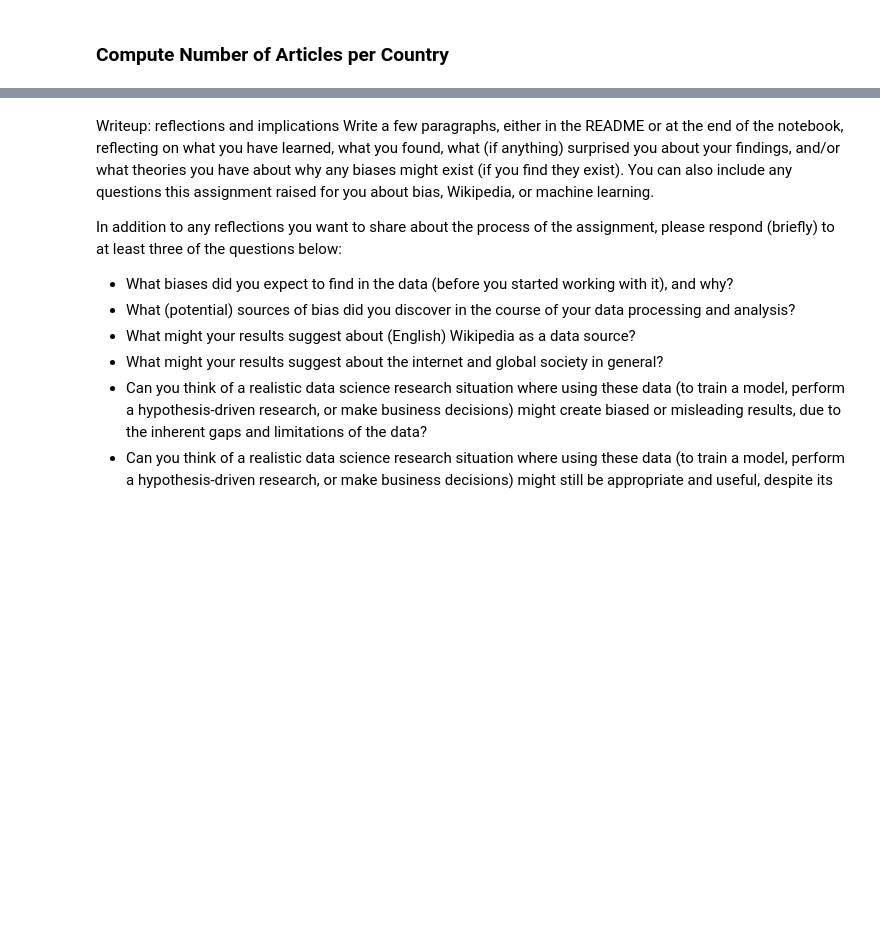
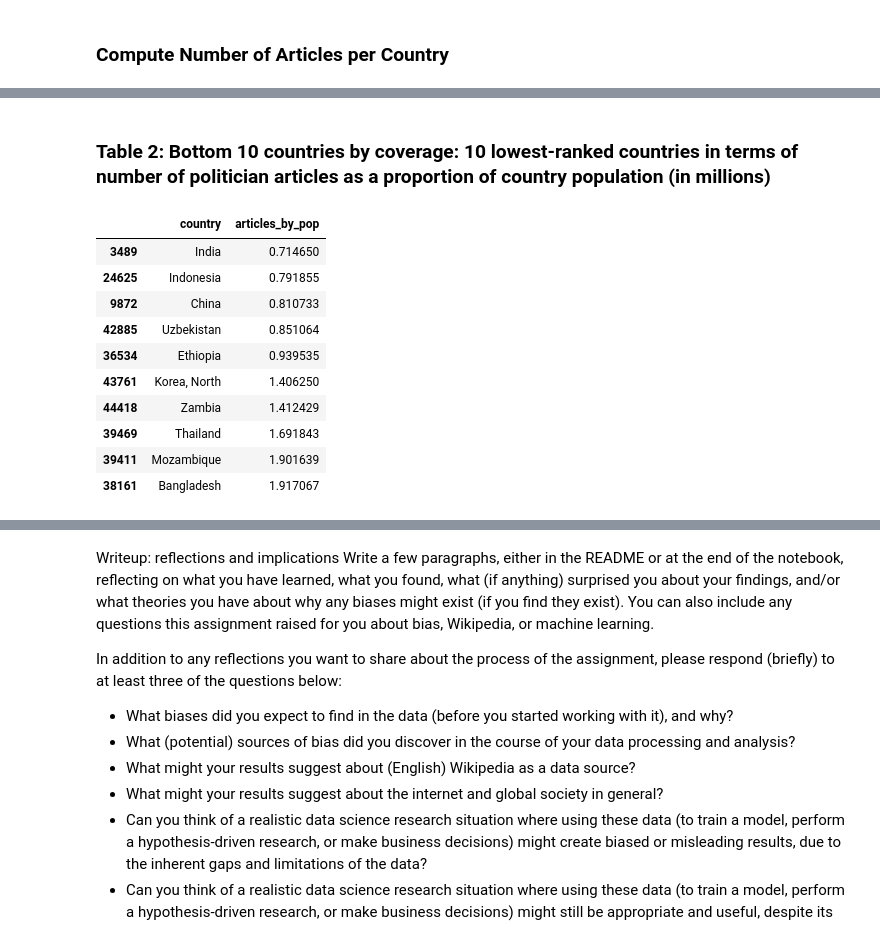
Before and after one commit to jstremme/DATA512-Research, a Jupyter notebook: a2/wiki_politician_page_country_population_analysis.ipynb, the cells around one changed output, grey strips where cells are left out. Drawn from its saved outputs; the diff is of its cells as text; code cells hidden in the pictures; blank space fills up the shorter version.

```diff
--- a/a2/Untitled.ipynb
+++ b/a2/wiki_politician_page_country_population_analysis.ipynb
@@ -163,0 +182,17 @@ Reminder: you will find the list of geographic regions, which countries are in e
+# %% [markdown]
+### Table 2: Bottom 10 countries by coverage: 10 lowest-ranked countries in terms of number of politician articles as a proportion of country population (in millions)
+# %%
+wp_country_df[['country', 'articles_by_pop']].drop_duplicates()\
+                                             .sort_values('articles_by_pop', ascending=True).head(10)
+# %% [output]
+|  | country | articles_by_pop |
+| 3489 | India | 0.714650 |
+| 24625 | Indonesia | 0.791855 |
+| 9872 | China | 0.810733 |
+| 42885 | Uzbekistan | 0.851064 |
+| 36534 | Ethiopia | 0.939535 |
+| 43761 | Korea, North | 1.406250 |
+| 44418 | Zambia | 1.412429 |
+| 39469 | Thailand | 1.691843 |
+| 39411 | Mozambique | 1.901639 |
+| 38161 | Bangladesh | 1.917067 |
```
Also changed, not shown: parts of 37 cells of this notebook.
